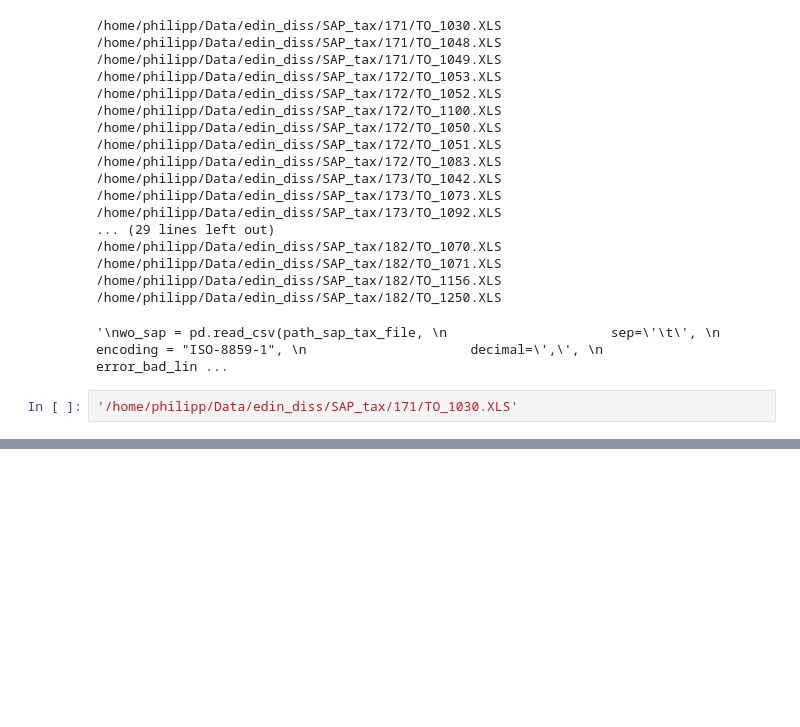
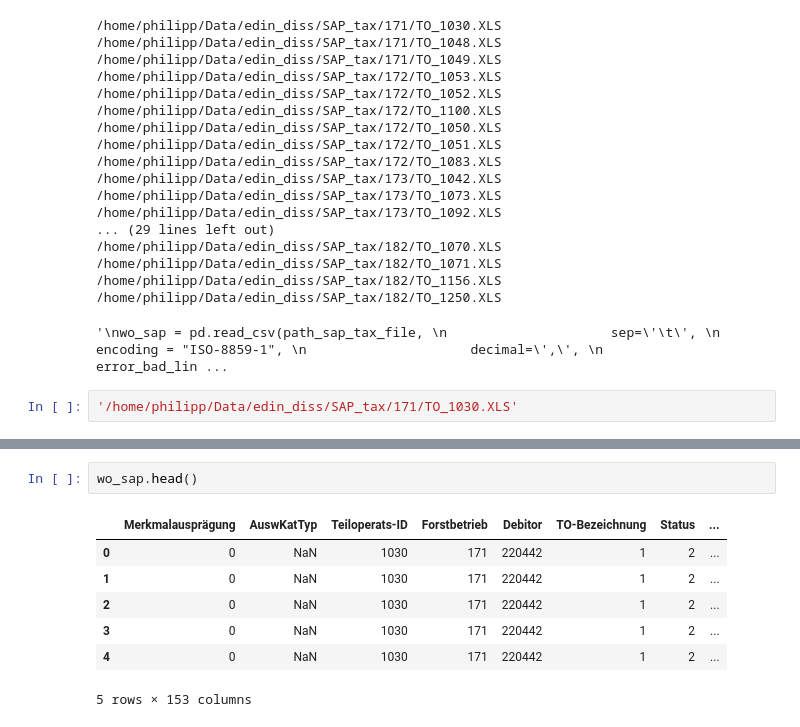
Before and after one commit to satlawa/edin_diss_geo, a Jupyter notebook: new/create_GIS_ground_truth_(vector).ipynb, the cells around one changed output, grey strips where cells are left out. Drawn from its saved outputs; the diff is of its cells as text; blank space fills up the shorter version.

```diff
--- a/new/create_GIS_ground_truth_(vector).ipynb
+++ b/new/create_GIS_ground_truth_(vector).ipynb
@@ -109,0 +119,10 @@ wo_sap = pd.read_csv(path_sap_tax_file,
+# %%
+wo_sap.head()
+# %% [output]
+|  | Merkmalausprägung | AuswKatTyp | Teiloperats-ID | Forstbetrieb | Debitor | TO-Bezeichnung | Status | ... |
+| 0 | 0 | NaN | 1030 | 171 | 220442 | 1 | 2 | ... |
+| 1 | 0 | NaN | 1030 | 171 | 220442 | 1 | 2 | ... |
+| 2 | 0 | NaN | 1030 | 171 | 220442 | 1 | 2 | ... |
+| 3 | 0 | NaN | 1030 | 171 | 220442 | 1 | 2 | ... |
+| 4 | 0 | NaN | 1030 | 171 | 220442 | 1 | 2 | ... |
+5 rows × 153 columns
```
Also changed, not shown: parts of 7 cells of this notebook.
